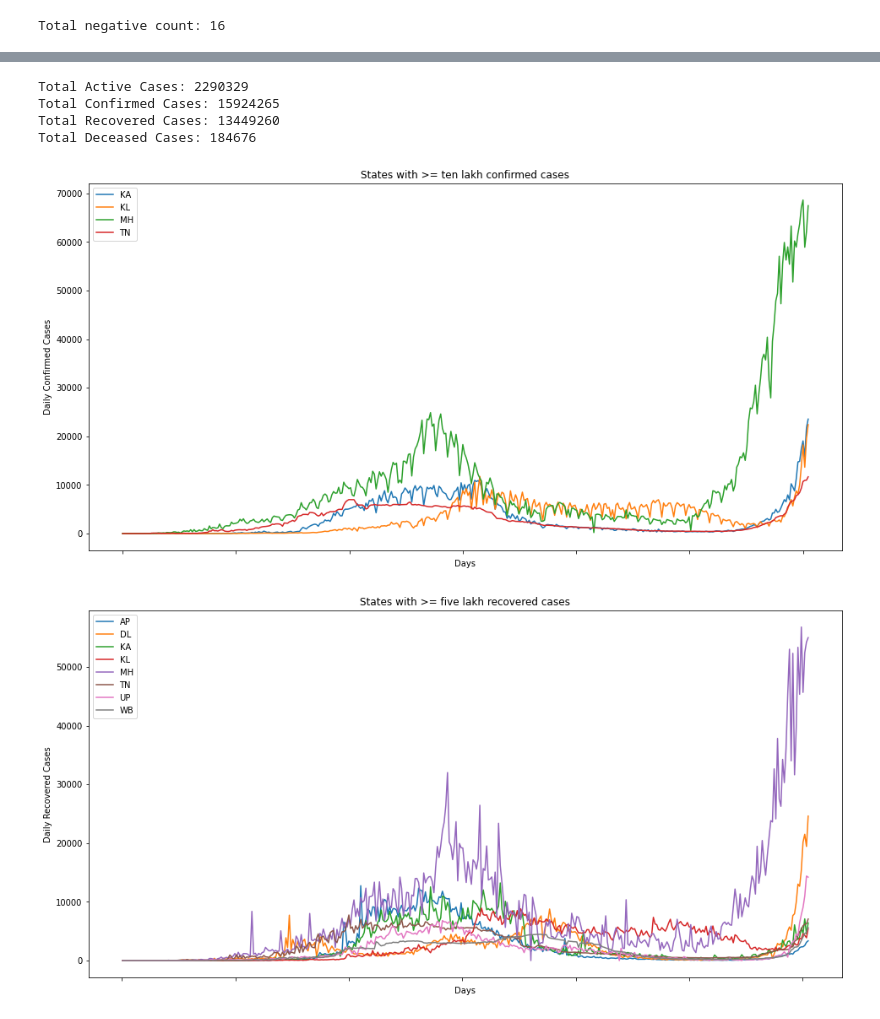
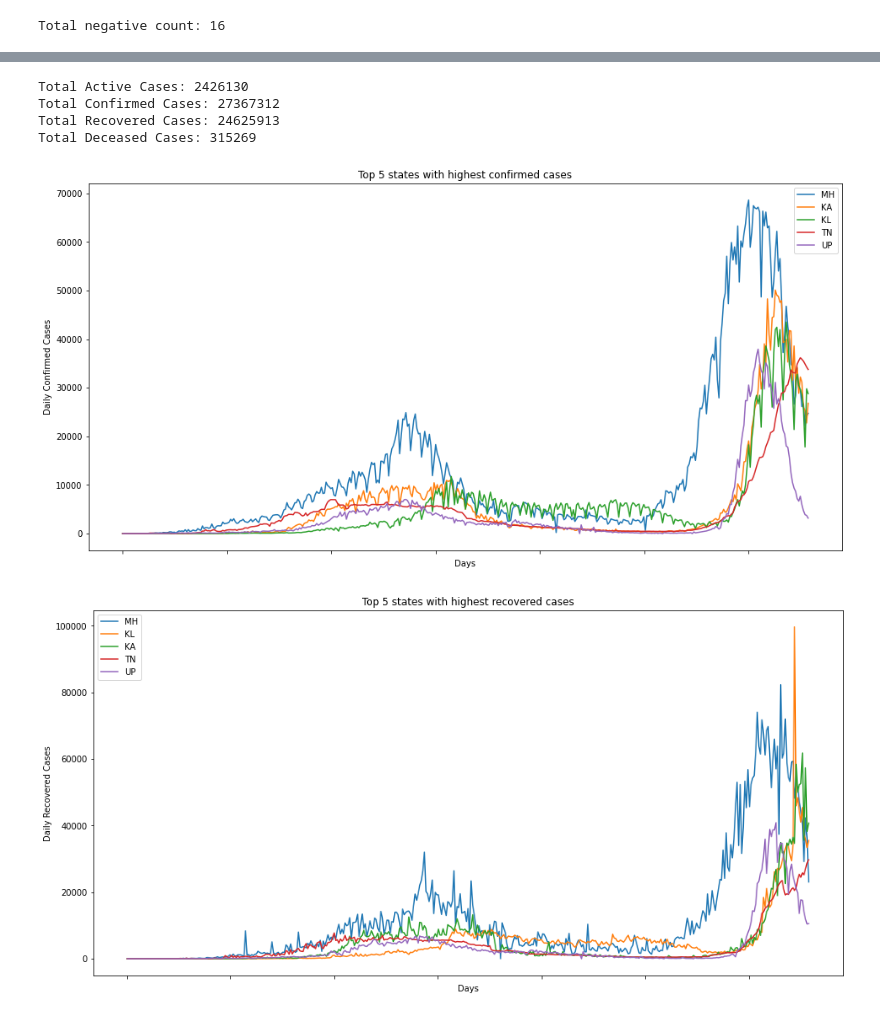
Before and after one commit to pradipbasak/Covid19IndiaStateWiseDailyCasesVisualization, a Jupyter notebook: covid19india-state-wise-daily-cases-visualization.ipynb, the cells around one changed output, grey strips where cells are left out. Drawn from its saved outputs; the diff is of its cells as text; code cells hidden in the pictures.

```diff
--- a/covid19india-state-wise-daily-cases-visualization.ipynb
+++ b/covid19india-state-wise-daily-cases-visualization.ipynb
@@ -12,5 +13,6 @@ import math
 
 response = requests.get("https://api.covid19india.org/csv/latest/state_wise_daily.csv")
 df = pd.read_csv(io.StringIO(response.text), delimiter=",")
+df.drop(df[df["Date_YMD"] == str(date.today())].index, inplace=True)
 display(df)
 # %% [output]
@@ -113,16 +115,17 @@ plt.show()
 # %%
-# States with >= one lakh current active cases
+# Top 5 states with highest active cases
 
-states = []
+states = {}
 for state in state_codes:
-    if active.loc[len(active)-1][state] >= 100000:
-        states.append(state)
+     states[state] = active.loc[len(active)-1][state]
+
+states = dict(sorted(states.items(), key=lambda x: x[1], reverse=True)[:5]).keys()
 
 fig, ax = plt.subplots(1, 1, figsize=(16, 8))
-g1 = sns.lineplot(data=active[states], dashes=False)
-g1.set(xticklabels=[])
-g1.set(title="States with >= one lakh current active cases")
-g1.set(xlabel="Days")
-g1.set(ylabel="Current Active Cases")
+g = sns.lineplot(data=active[states], dashes=False)
+g.set(xticklabels=[])
+g.set(title="Top 5 states with highest active cases")
+g.set(xlabel="Days")
+g.set(ylabel="Current Active Cases")
 plt.show()
 # %% [output]
@@ -185,42 +188,44 @@ print("Total Confirmed Cases:", confirmed["TT"].sum())
 print("Total Recovered Cases:", recovered["TT"].sum())
 print("Total Deceased Cases:", deceased["TT"].sum())
 # %% [output]
-Total Active Cases: 2290329
-Total Confirmed Cases: 15924265
-Total Recovered Cases: 13449260
-Total Deceased Cases: 184676
+Total Active Cases: 2426130
+Total Confirmed Cases: 27367312
+Total Recovered Cases: 24625913
+Total Deceased Cases: 315269
 # %%
-# States with >= ten lakh confirmed cases
+# Top 5 states with highest confirmed cases
 
-states = []
+states = {}
 for state in state_codes:
-    if confirmed[state].sum() >= 1000000:
-        states.append(state)
+     states[state] = confirmed[state].sum()
+
+states = dict(sorted(states.items(), key=lambda x: x[1], reverse=True)[:5]).keys()
 
 fig, ax = plt.subplots(1, 1, figsize=(16, 8))
 g = sns.lineplot(data=confirmed[states], dashes=False)
 g.set(xticklabels=[])
-g.set(title="States with >= ten lakh confirmed cases")
+g.set(title="Top 5 states with highest confirmed cases")
 g.set(xlabel="Days")
 g.set(ylabel="Daily Confirmed Cases")
 plt.show()
 # %% [output]
-[figure, old version]
+[figure, new version]
 # %%
-# States with >= five lakh recovered cases
+# Top 5 states with highest recovered cases
 
-states = []
+states = {}
 for state in state_codes:
-    if recovered[state].sum() >= 500000:
-        states.append(state)
+    states[state] = recovered[state].sum()
+
+states = dict(sorted(states.items(), key=lambda x: x[1], reverse=True)[:5]).keys()
 
 fig, ax = plt.subplots(1, 1, figsize=(16, 8))
 g = sns.lineplot(data=recovered[states], dashes=False)
 g.set(xticklabels=[])
-g.set(title="States with >= five lakh recovered cases")
+g.set(title="Top 5 states with highest recovered cases")
 g.set(xlabel="Days")
 g.set(ylabel="Daily Recovered Cases")
 plt.show()
 # %% [output]
-[figure, old version]
+[figure, new version]
 # %%
```
Also changed, not shown: parts of 10 cells of this notebook.
